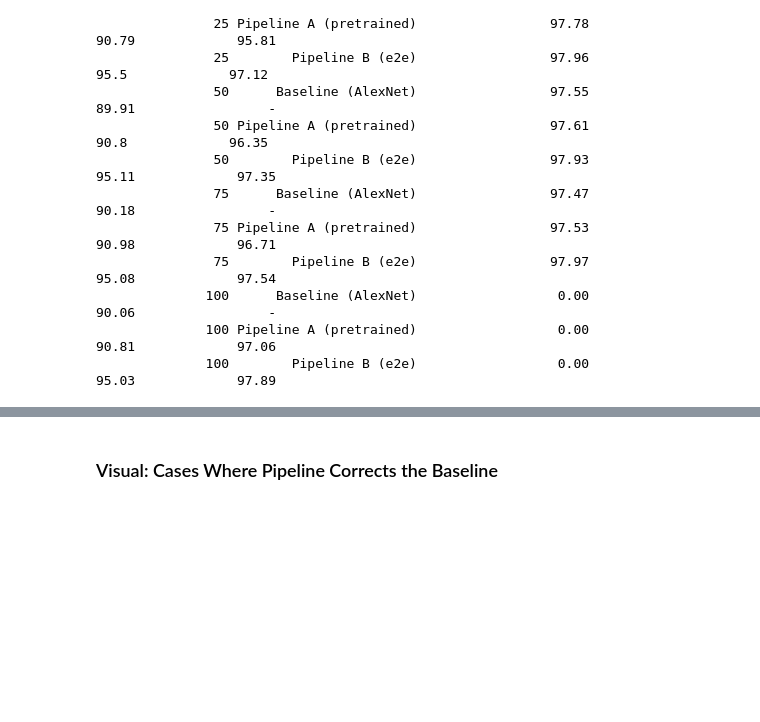
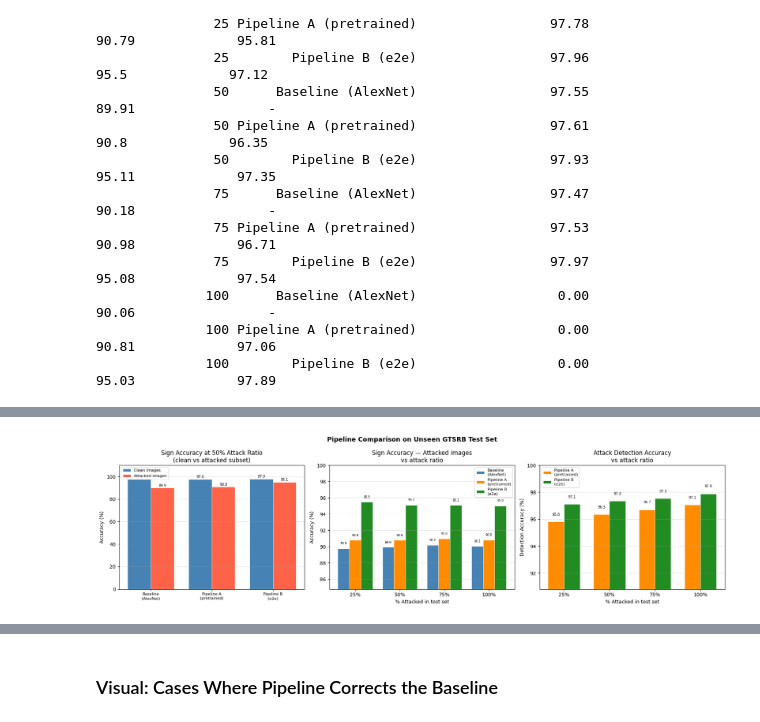
Before and after one commit to fa-fie/computer-vision-project, a Jupyter notebook: ComputerVision_Groupproject.ipynb, the cells around one changed output, grey strips where cells are left out. Saved outputs shown, nothing was run; the diff lists cells and outputs as text; code cells hidden in the pictures; blank space fills up the shorter version.

Commit message:
Small change on charts
Signed-off-by: Javier Gil <jgilaviles@gmail.com>

```diff
--- a/ComputerVision_Groupproject.ipynb
+++ b/ComputerVision_Groupproject.ipynb
@@ -1344,0 +1245,100 @@ Pipeline B (e2e)                        97.93                   95.11
+# %%
+# ── Accuracy vs Attack Ratio — grouped bar charts ───────────────────────────
+bar_colors = ["steelblue", "darkorange", "forestgreen"]
+model_names = ["Baseline (AlexNet)", "Pipeline A (pretrained)", "Pipeline B (e2e)"]
+model_labels = ["Baseline\n(AlexNet)", "Pipeline A\n(pretrained)", "Pipeline B\n(e2e)"]
+ratios_atk = [r for r in attack_ratios if r > 0]
+ratio_labels_atk = [f"{int(r*100)}%" for r in ratios_atk]
+
+fig, axes = plt.subplots(1, 3, figsize=(18, 5))
+
+# --- Chart 1: Clean vs Attacked accuracy at 50% ratio for all 3 models ---
+# Shows whether the pipeline improves attacked accuracy without hurting clean accuracy.
+# Clean accuracy barely changes with attack ratio (same images), so one representative
+# ratio (50%) is sufficient.
+ax = axes[0]
+df50 = results_df[results_df["Attack ratio (%)"] == 50]
+x1 = np.arange(len(model_names))
+w1 = 0.38
+clean_vals = [float(df50[df50["Model"]==m]["Sign Acc — Clean (%)"].values[0]) for m in model_names]
+atk_vals   = [float(df50[df50["Model"]==m]["Sign Acc — Attacked (%)"].values[0])
+               if df50[df50["Model"]==m]["Sign Acc — Attacked (%)"].values[0] != "-" else 0.0
+               for m in model_names]
+bars_c = ax.bar(x1 - w1/2, clean_vals, w1, label="Clean images",
+                color="steelblue", edgecolor="white", linewidth=0.5)
+bars_a = ax.bar(x1 + w1/2, atk_vals,   w1, label="Attacked images",
+                color="tomato",     edgecolor="white", linewidth=0.5)
+for bar in list(bars_c) + list(bars_a):
+    h = bar.get_height()
+    ax.text(bar.get_x()+bar.get_width()/2, h+0.4, f"{h:.1f}",
+            ha="center", va="bottom", fontsize=7)
+ax.set_xticks(x1); ax.set_xticklabels(model_labels, fontsize=8)
+ax.set_ylabel("Accuracy (%)"); ax.set_title("Sign Accuracy at 50% Attack Ratio\n(clean vs attacked subset)")
+ax.legend(fontsize=8, loc="lower left"); ax.set_ylim(0, 110); ax.grid(axis="y", alpha=0.3)
+
+# --- Chart 2: Sign accuracy on ATTACKED images vs attack ratio ---
+ax = axes[1]
+x2 = np.arange(len(ratios_atk))
+w2 = 0.26
+all_atk_vals_c2 = []
+for j, mdl_name in enumerate(model_names):
+    vals = []
+    for r in ratios_atk:
+        v = results_df[(results_df["Model"]==mdl_name) &
+                       (results_df["Attack ratio (%)"]==int(r*100))]["Sign Acc — Attacked (%)"].values[0]
+        vals.append(float(v) if v != "-" else 0.0)
+    all_atk_vals_c2.extend(vals)
+    bars = ax.bar(x2 + j*w2 - w2, vals, w2, label=model_labels[j],
+                  color=bar_colors[j], edgecolor="white", linewidth=0.5)
+    for bar in bars:
+        h = bar.get_height()
+        if h > 1:
+            ax.text(bar.get_x()+bar.get_width()/2, h+0.4, f"{h:.1f}",
+                    ha="center", va="bottom", fontsize=6)
+ax.set_xticks(x2); ax.set_xticklabels(ratio_labels_atk)
+ax.set_xlabel("% Attacked in test set"); ax.set_ylabel("Accuracy (%)")
+ax.set_title("Sign Accuracy — Attacked images\nvs attack ratio"); ax.legend(fontsize=8)
+_lo2 = max(0, min(all_atk_vals_c2) - 5)
+_hi2 = min(100, max(all_atk_vals_c2) + 5)
+ax.set_ylim(_lo2, _hi2); ax.grid(axis="y", alpha=0.3)
+
+# --- Chart 3: Attack detection accuracy (pipelines only) vs attack ratio ---
+ax = axes[2]
+pipe_names  = ["Pipeline A (pretrained)", "Pipeline B (e2e)"]
+pipe_colors = ["darkorange", "forestgreen"]
+pipe_labels = ["Pipeline A\n(pretrained)", "Pipeline B\n(e2e)"]
+x3 = np.arange(len(ratios_atk))
+w3 = 0.35
+all_det_vals_c3 = []
+for j, (mdl_name, col, lbl) in enumerate(zip(pipe_names, pipe_colors, pipe_labels)):
+    vals = []
+    for r in ratios_atk:
+        v = results_df[(results_df["Model"]==mdl_name) &
+                       (results_df["Attack ratio (%)"]==int(r*100))]["Detection Acc (%)"].values[0]
+        vals.append(float(v) if v != "-" else 0.0)
+    all_det_vals_c3.extend(vals)
+    bars = ax.bar(x3 + j*w3 - w3/2, vals, w3, label=lbl,
+                  color=col, edgecolor="white", linewidth=0.5)
+    for bar in bars:
+        h = bar.get_height()
+        if h > 1:
+            ax.text(bar.get_x()+bar.get_width()/2, h+0.4, f"{h:.1f}",
+                    ha="center", va="bottom", fontsize=7)
+ax.set_xticks(x3); ax.set_xticklabels(ratio_labels_atk)
+ax.set_xlabel("% Attacked in test set"); ax.set_ylabel("Detection Accuracy (%)")
+ax.set_title("Attack Detection Accuracy\nvs attack ratio"); ax.legend(fontsize=8)
+_lo3 = max(0, min(all_det_vals_c3) - 5)
+_hi3 = min(100, max(all_det_vals_c3) + 5)
+ax.set_ylim(_lo3, _hi3); ax.grid(axis="y", alpha=0.3)
+
+plt.suptitle("Pipeline Comparison on Unseen GTSRB Test Set", fontsize=13, fontweight="bold")
+plt.tight_layout(); plt.show()
+
+# Summary table at 50% ratio
+pivot50 = results_df[results_df["Attack ratio (%)"] == 50][[
+    "Model", "Sign Acc — Clean (%)", "Sign Acc — Attacked (%)", "Detection Acc (%)"
+]].set_index("Model")
+print("\nSummary at 50% attack ratio:")
+print(pivot50.to_string())
+# %% [output]
+[figure, added]
```
Also changed, not shown: parts of 2 cells of this notebook.
